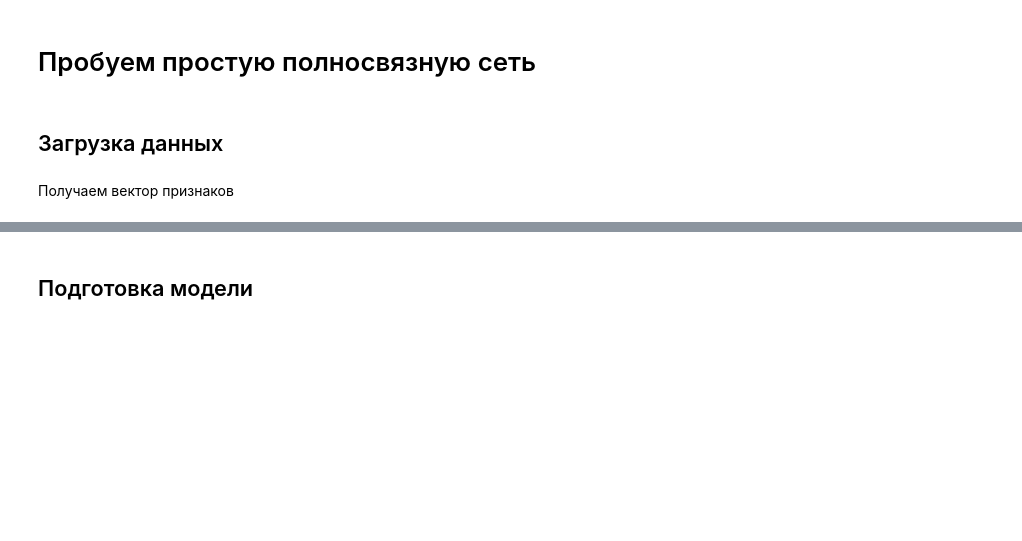
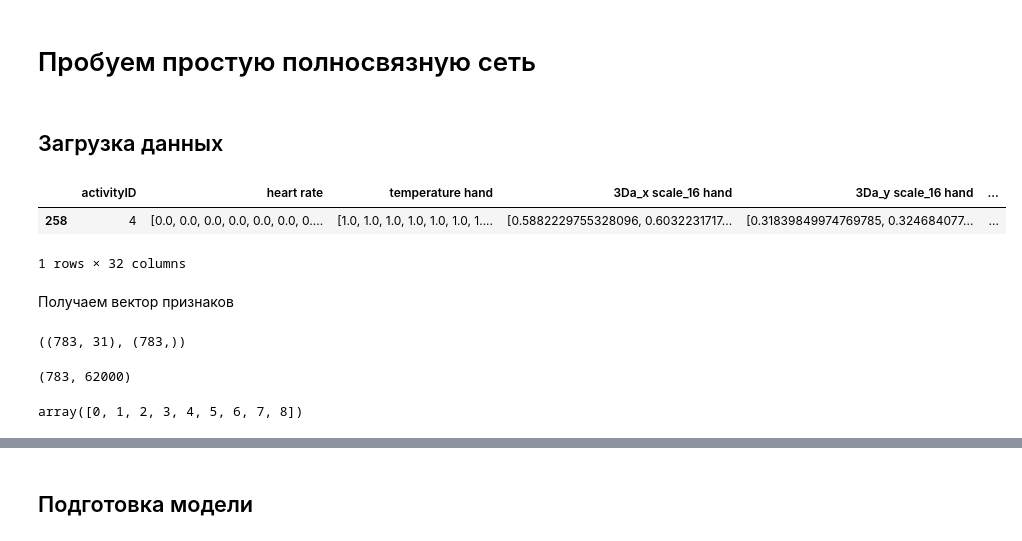
Before and after one commit to FL2107/signals_learning, a Jupyter notebook: Linear Classification.ipynb, the cells around one changed output, grey strips where cells are left out. Cells and saved outputs as stored; diff of their text form; code cells hidden in the pictures; blank space fills up the shorter version.

```diff
--- a/Linear Classification.ipynb
+++ b/Linear Classification.ipynb
@@ -24,10 +24,14 @@ from read_data import good_cols
 # %%
 all_df = get_df()
 TARGET_LEN = 2000
 activities = sep_by_len(all_df, 20000)
-cut_df = cut_act(activities, TARGET_LEN, count=4)
+cut_df = cut_act(activities, TARGET_LEN, count=-1)
 n_df = normalize_df(cut_df)
 n_df.sample()
+# %% [output]
+|  | activityID | heart rate | temperature hand | 3Da_x scale_16 hand | 3Da_y scale_16 hand | ... |
+| 258 | 4 | [0.0, 0.0, 0.0, 0.0, 0.0, 0.0, 0.... | [1.0, 1.0, 1.0, 1.0, 1.0, 1.0, 1.... | [0.5882229755328096, 0.6032231717... | [0.31839849974769785, 0.324684077... | ... |
+1 rows × 32 columns
 # %% [markdown]
 Получаем вектор признаков
 # %%
@@ -35,6 +39,10 @@ X = n_df.iloc[:, 1:].values
 
 Y = n_df.iloc[:, 0] # целевая переменная
 X.shape, Y.shape
+# %% [output]
+((783, 31), (783,))
 # %%
 X_flat = get_flatten(X)
 X_flat.shape
+# %% [output]
+(783, 62000)
@@ -49,6 +49,8 @@ def y_encode(y_data):
 # %%
 y_targ = y_encode(Y)
-y_targ
+np.unique(y_targ)
+# %% [output]
+array([0, 1, 2, 3, 4, 5, 6, 7, 8])
 # %%
 X_train_tensor, X_val_tensor, y_train_tensor, y_val_tensor = \
     train_test_split(torch.FloatTensor(X_flat), torch.LongTensor(y_targ), random_state=42, test_size = 0.3)
```
Also changed, not shown: parts of 8 cells of this notebook, 1 other file.
